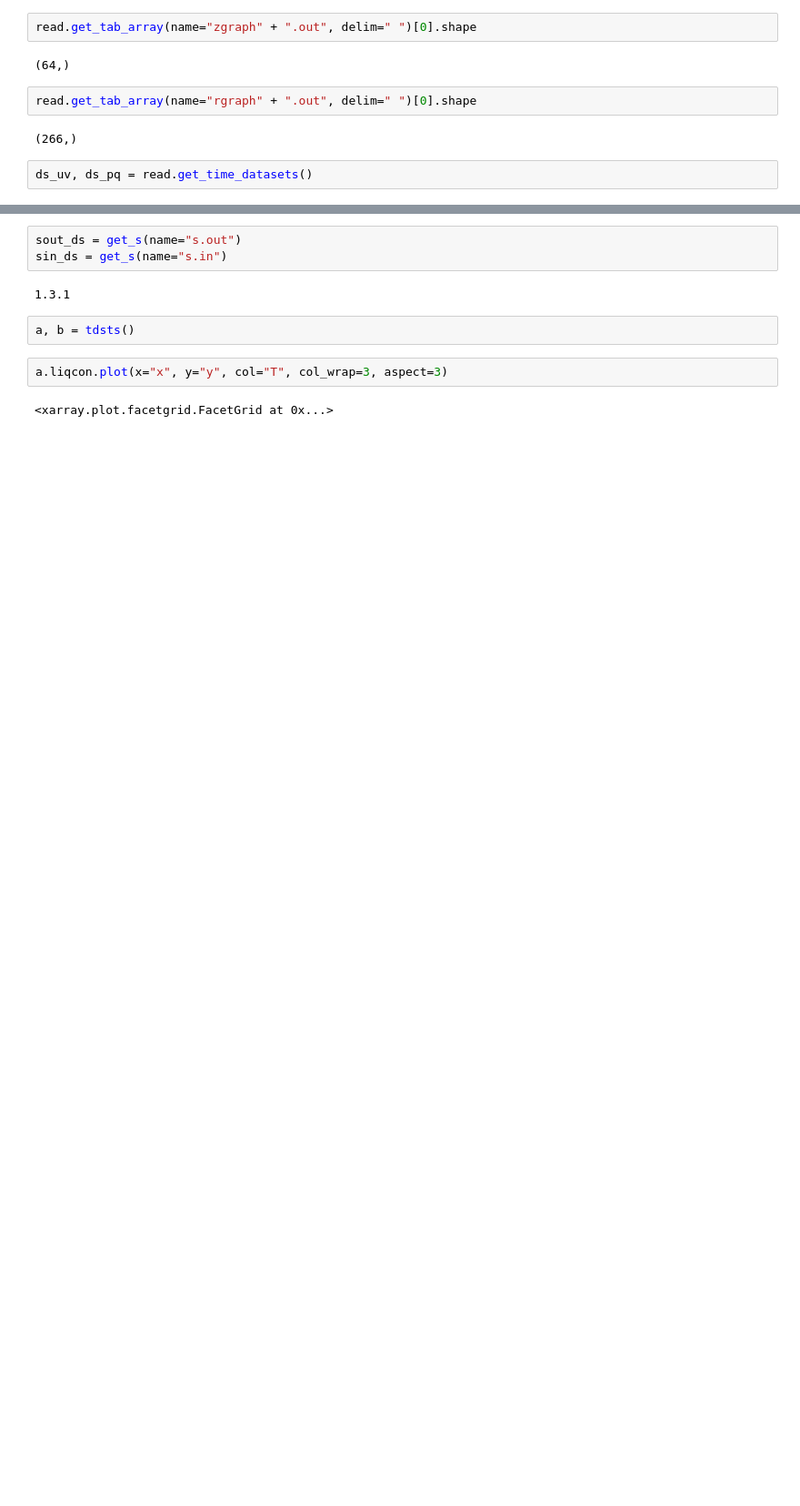
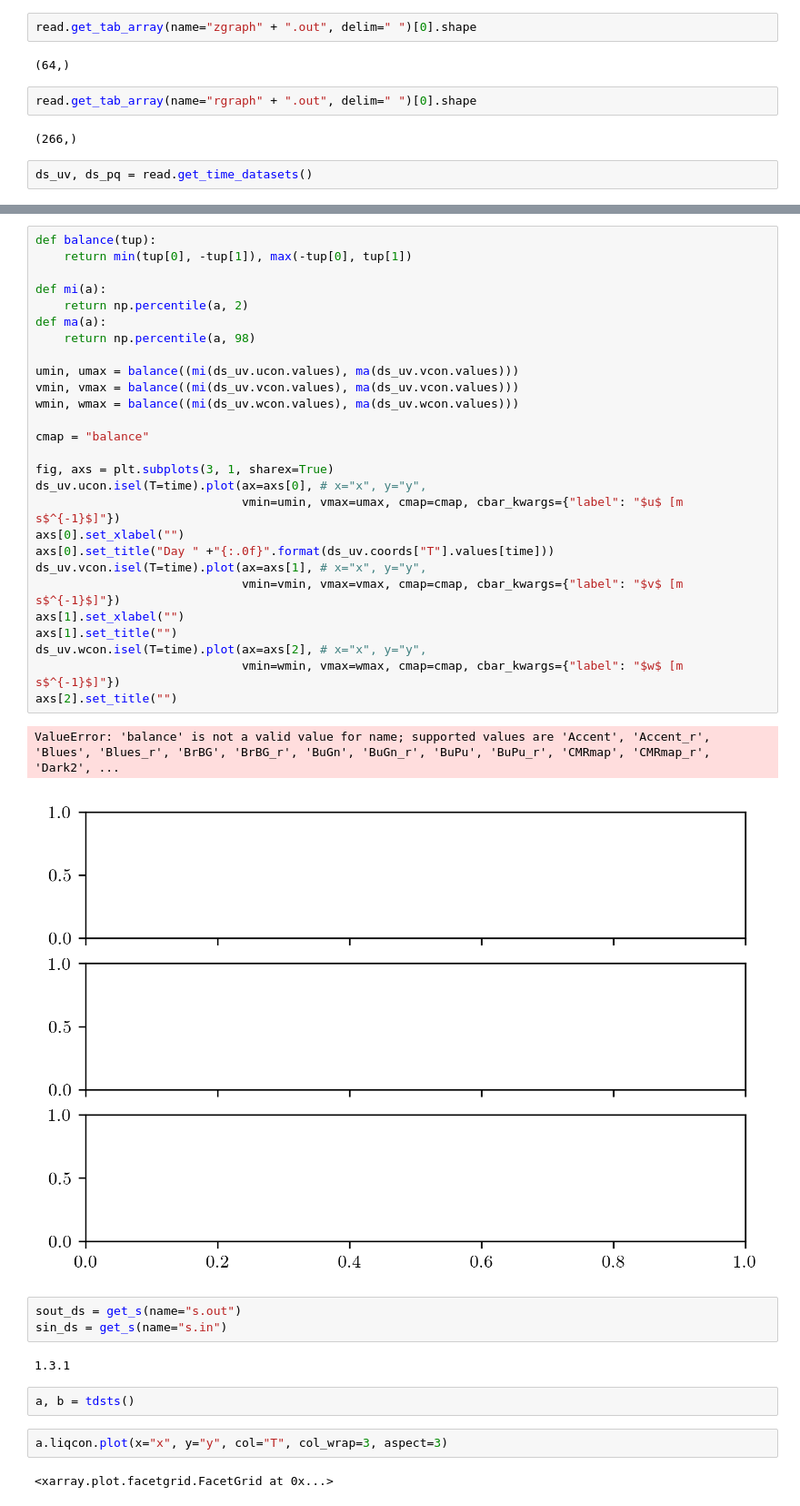
Before and after one commit to sdat2/rotunno87, a Jupyter notebook: notebooks/exploratory/sdat2-B-Read-in-Data.ipynb, the cells around one changed output, grey strips where cells are left out. Shown at 91% size. Cells and saved outputs as stored; diff of their text form; blank space fills up the shorter version.

```diff
--- a/notebooks/exploratory/sdat2-B-Read-in-Data.ipynb
+++ b/notebooks/exploratory/sdat2-B-Read-in-Data.ipynb
@@ -99,3 +101,33 @@ ds_uv.ucon.plot(col="T", col_wrap=2, aspect=4)
+# %%
+def balance(tup):
+    return min(tup[0], -tup[1]), max(-tup[0], tup[1])
+
+def mi(a):
+    return np.percentile(a, 2)
+def ma(a):
+    return np.percentile(a, 98)
+
+umin, umax = balance((mi(ds_uv.ucon.values), ma(ds_uv.vcon.values)))
+vmin, vmax = balance((mi(ds_uv.vcon.values), ma(ds_uv.vcon.values)))
+wmin, wmax = balance((mi(ds_uv.wcon.values), ma(ds_uv.wcon.values)))
+
+cmap = "balance"
+
+fig, axs = plt.subplots(3, 1, sharex=True)
+ds_uv.ucon.isel(T=time).plot(ax=axs[0], # x="x", y="y",
+                             vmin=umin, vmax=umax, cmap=cmap, cbar_kwargs={"label": "$u$ [m s$^{-1}$]"})
+axs[0].set_xlabel("")
+axs[0].set_title("Day " +"{:.0f}".format(ds_uv.coords["T"].values[time]))
+ds_uv.vcon.isel(T=time).plot(ax=axs[1], # x="x", y="y",
+                             vmin=vmin, vmax=vmax, cmap=cmap, cbar_kwargs={"label": "$v$ [m s$^{-1}$]"})
+axs[1].set_xlabel("")
+axs[1].set_title("")
+ds_uv.wcon.isel(T=time).plot(ax=axs[2], # x="x", y="y",
+                             vmin=wmin, vmax=wmax, cmap=cmap, cbar_kwargs={"label": "$w$ [m s$^{-1}$]"})
+axs[2].set_title("")
+# %% [output]
+ValueError: 'balance' is not a valid value for name; supported values are 'Accent', 'Accent_r', 'Blues', 'Blues_r', 'BrBG', 'BrBG_r', 'BuGn', 'BuGn_r', 'BuPu', 'BuPu_r', 'CMRmap', 'CMRmap_r', 'Dark2', ...
+[figure, added]
 # %%
 sout_ds = get_s(name="s.out")
 sin_ds = get_s(name="s.in")
```
Also changed, not shown: parts of 5 cells of this notebook, 2 other files.
